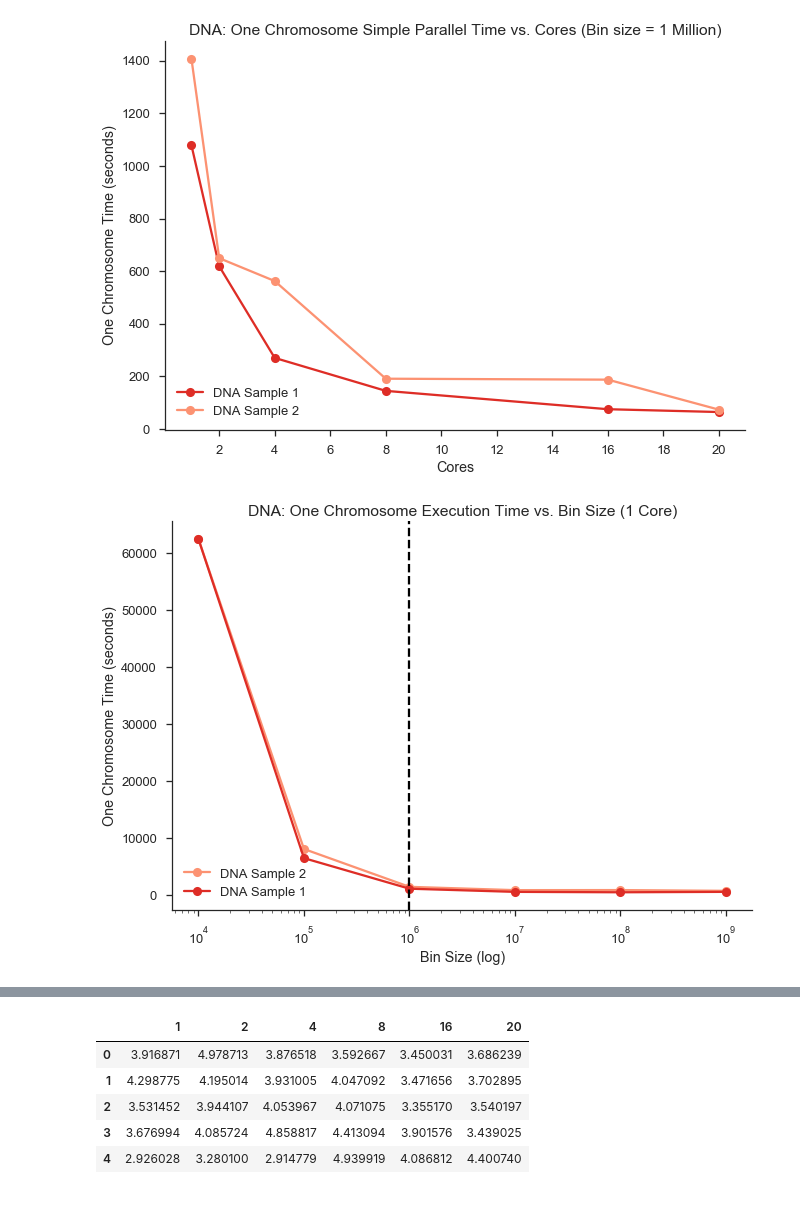
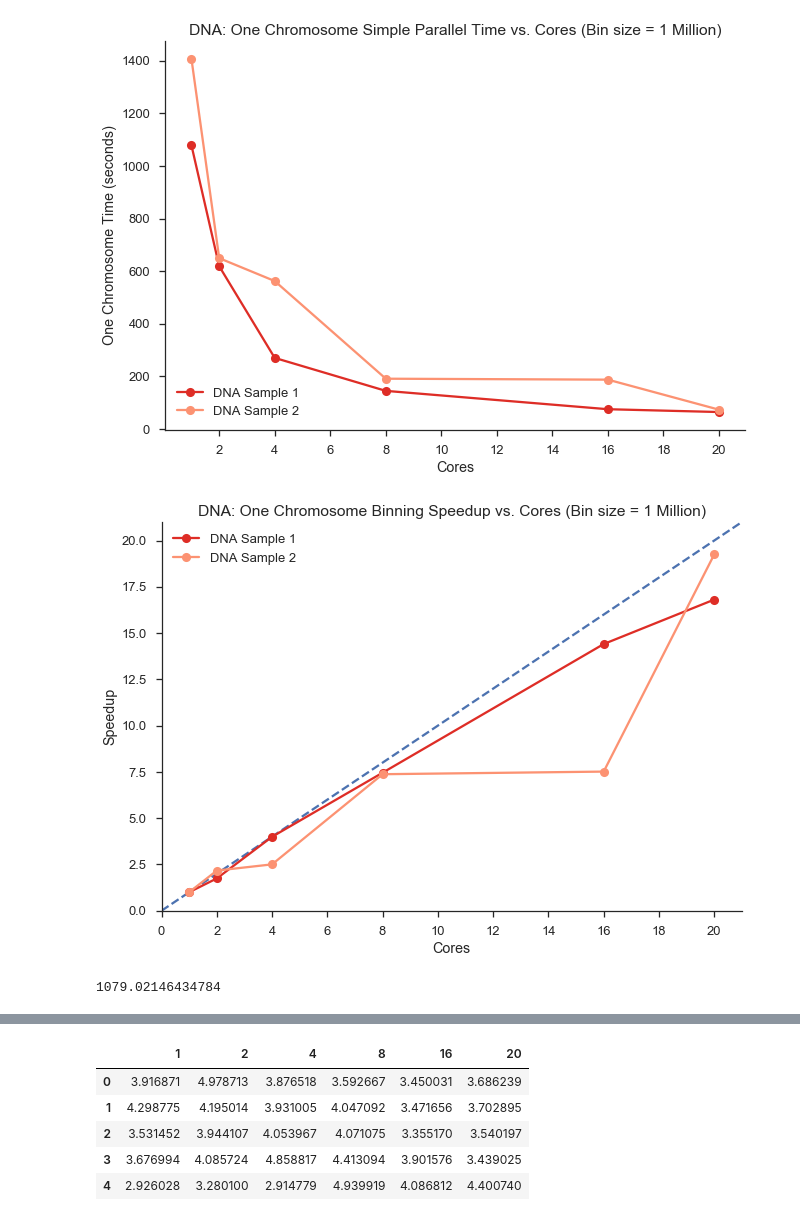
Before and after one commit to AndrewPaulLund/cs205project, a Jupyter notebook: notebooks/basic_parallel_timing_plots_DNA.ipynb, the cells around one changed output, grey strips where cells are left out. Saved outputs shown, nothing was run; the diff lists cells and outputs as text; code cells hidden in the pictures.

```diff
--- a/notebooks/basic_parallel_timing_plots_DNA.ipynb
+++ b/notebooks/basic_parallel_timing_plots_DNA.ipynb
@@ -759,17 +773,30 @@ plt.xticks([2, 4, 6, 8, 10, 12, 14, 16, 18, 20])
 sns.despine();
 # %% [output]
 [figure]
-# %%
-#plot time vs. bin size for 1 core execution
-plt.plot(bin_sizes, d2_totals_1c, '-o', c = '#fc9272', label = 'DNA Sample 2')
-plt.plot(bin_sizes, d1_totals_1c, '-o', c = '#de2d26', label='DNA Sample 1')
-# plt.xscale('log')
-plt.title('DNA: One Chromosome Execution Time vs. Bin Size (1 Core)')
-plt.xlabel('Bin Size (log)')
-plt.ylabel('One Chromosome Time (seconds)')
-plt.legend(loc = 'lower left')
-plt.xscale('log')
-plt.axvline(1000000, c = 'k', linestyle='dashed')
-sns.despine();
-# %% [output]
-[figure, removed]
+# %%
+#calculate speedup
+d1_speedup = [d1_totals_1m[0]/p for p in d1_totals_1m]
+d2_speedup = [d2_totals_1m[0]/p for p in d2_totals_1m]
+
+# add diagonal line
+x = [0, 21]
+y = [0, 21]
+plt.plot(x, y, '--')
+
+#plot time vs. cores for bin size = 1000000
+plt.plot(cores_1m, d1_speedup, '-o', c = '#de2d26', label='DNA Sample 1')
+plt.plot(cores_1m, d2_speedup, '-o', c = '#fc9272', label='DNA Sample 2')
+plt.title('DNA: One Chromosome Binning Speedup vs. Cores (Bin size = 1 Million)')
+plt.xlabel('Cores')
+plt.ylabel('Speedup')
+plt.legend(loc = 'upper left')
+plt.xticks([0, 2, 4, 6, 8, 10, 12, 14, 16, 18, 20])
+plt.xlim(0,21)
+plt.ylim(0,21)
+sns.despine();
+# %% [output]
+[figure, added]
+# %%
+d1_totals_1m[0]
+# %% [output]
+1079.02146434784
```
Also changed, not shown: parts of 2 cells of this notebook, 6 other files.
